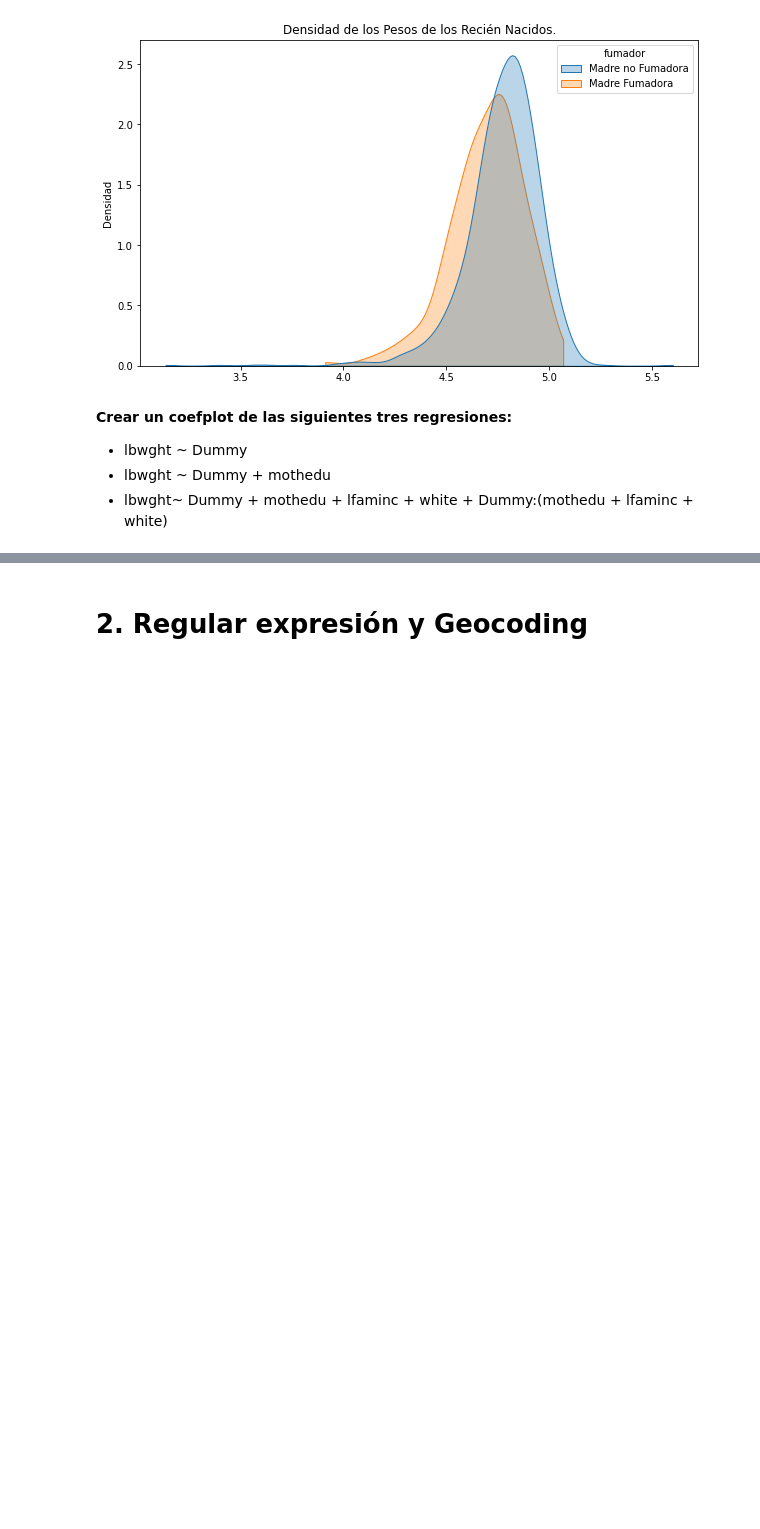
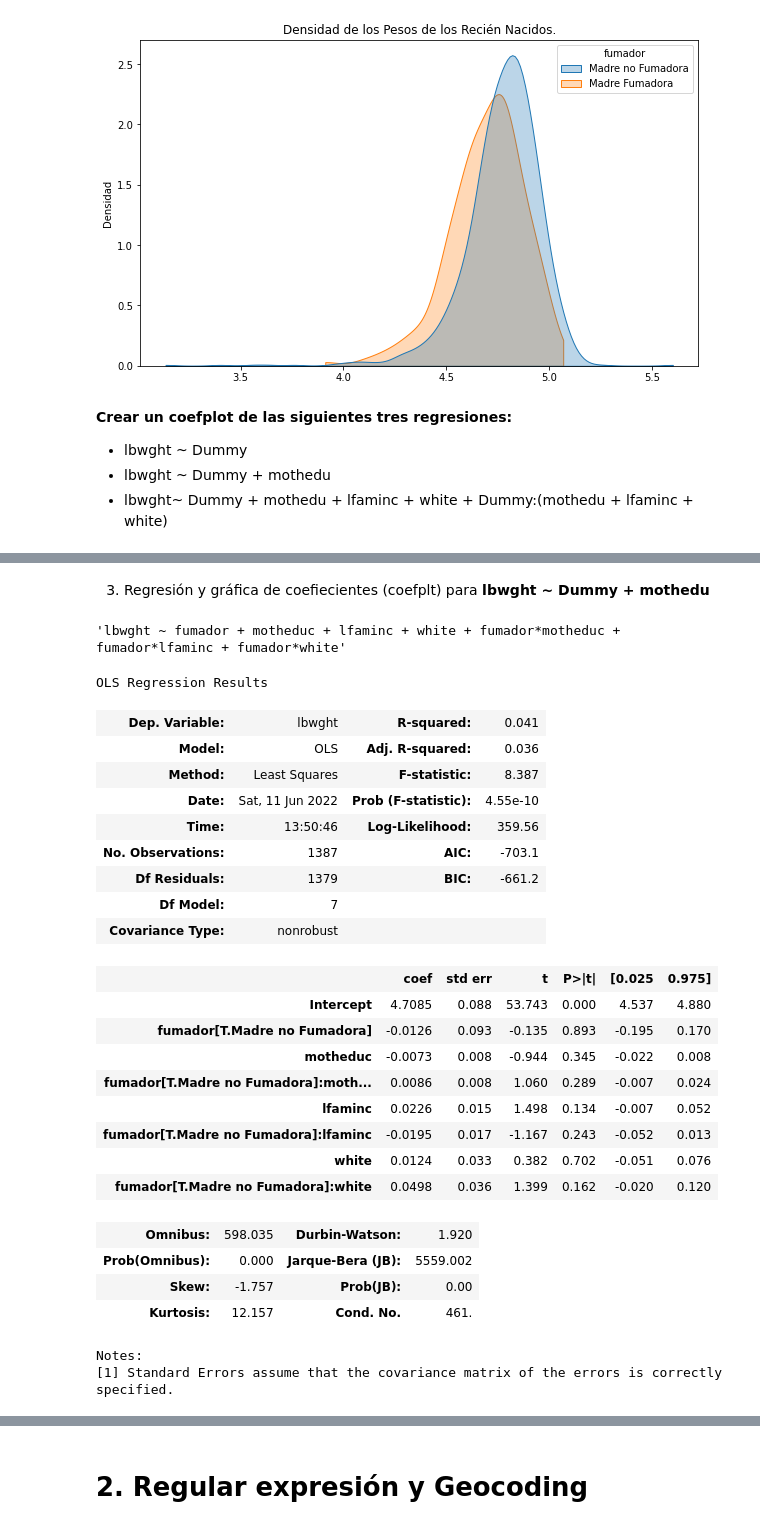
Before and after one commit to Robertopucp/1ECO35_R_PYTHON, a Jupyter notebook: Trabajo_grupal/WH6/grupo5_Python_wh6.ipynb, the cells around one changed output, grey strips where cells are left out. Drawn from its saved outputs; the diff is of its cells as text; code cells hidden in the pictures; blank space fills up the shorter version.

```diff
--- a/Trabajo_grupal/WH6/grupo5_Python_wh6.ipynb
+++ b/Trabajo_grupal/WH6/grupo5_Python_wh6.ipynb
@@ -72,0 +238,36 @@ Text(0, 0.5, 'Densidad')
+# %% [markdown]
+3. Regresión y gráfica de coefiecientes (coefplt) para **lbwght ~ Dummy + mothedu**
+# %%
+formula3 = 'lbwght ~ fumador + motheduc + lfaminc + white + fumador*motheduc + fumador*lfaminc + fumador*white'
+formula3
+# %% [output]
+'lbwght ~ fumador + motheduc + lfaminc + white + fumador*motheduc + fumador*lfaminc + fumador*white'
+# %%
+lin_reg3 = smf.ols(formula3, data=peso).fit()
+lin_reg3.summary()
+# %% [output]
+OLS Regression Results
+| Dep. Variable: | lbwght | R-squared: | 0.041 |
+| Model: | OLS | Adj. R-squared: | 0.036 |
+| Method: | Least Squares | F-statistic: | 8.387 |
+| Date: | Sat, 11 Jun 2022 | Prob (F-statistic): | 4.55e-10 |
+| Time: | 13:50:46 | Log-Likelihood: | 359.56 |
+| No. Observations: | 1387 | AIC: | -703.1 |
+| Df Residuals: | 1379 | BIC: | -661.2 |
+| Df Model: | 7 |  |  |
+| Covariance Type: | nonrobust |  |  |
+|  | coef | std err | t | P>|t| | [0.025 | 0.975] |
+| Intercept | 4.7085 | 0.088 | 53.743 | 0.000 | 4.537 | 4.880 |
+| fumador[T.Madre no Fumadora] | -0.0126 | 0.093 | -0.135 | 0.893 | -0.195 | 0.170 |
+| motheduc | -0.0073 | 0.008 | -0.944 | 0.345 | -0.022 | 0.008 |
+| fumador[T.Madre no Fumadora]:moth... | 0.0086 | 0.008 | 1.060 | 0.289 | -0.007 | 0.024 |
+| lfaminc | 0.0226 | 0.015 | 1.498 | 0.134 | -0.007 | 0.052 |
+| fumador[T.Madre no Fumadora]:lfaminc | -0.0195 | 0.017 | -1.167 | 0.243 | -0.052 | 0.013 |
+| white | 0.0124 | 0.033 | 0.382 | 0.702 | -0.051 | 0.076 |
+| fumador[T.Madre no Fumadora]:white | 0.0498 | 0.036 | 1.399 | 0.162 | -0.020 | 0.120 |
+| Omnibus: | 598.035 | Durbin-Watson: | 1.920 |
+| Prob(Omnibus): | 0.000 | Jarque-Bera (JB): | 5559.002 |
+| Skew: | -1.757 | Prob(JB): | 0.00 |
+| Kurtosis: | 12.157 | Cond. No. | 461. |
+Notes:
+[1] Standard Errors assume that the covariance matrix of the errors is correctly specified.
```
Also changed, not shown: parts of 28 cells of this notebook.
